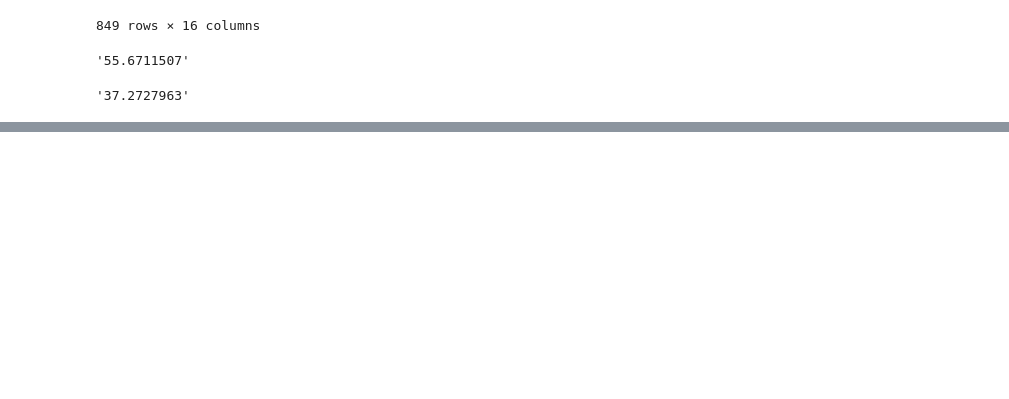
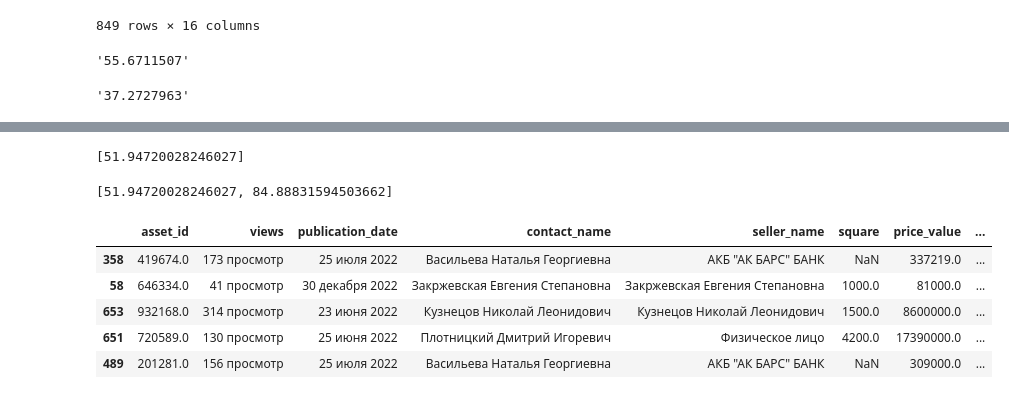
Before and after one commit to damnpav/liens_watching, a Jupyter notebook: data_handling150123.ipynb, the cells around one changed output, grey strips where cells are left out. Cells and saved outputs as stored; diff of their text form; code cells hidden in the pictures; blank space fills up the shorter version.

Commit message:
data mastering function

```diff
--- a/data_handling150123.ipynb
+++ b/data_handling150123.ipynb
@@ -277,0 +282,2 @@ links_df.to_excel(r'data/exploded_data_150123.xlsx', index=False)
+# %%
+exploded_df = pd.read_excel('data/exploded_data_150123.xlsx')
@@ -277,0 +304,10 @@ links_df.to_excel(r'data/exploded_data_150123.xlsx', index=False)
+# %%
+def explode_area(x):
+    """
+    Function to explode out square from are string
+    :param x: row
+    :return:
+    """
+    return float(str(x).replace('сот.', '').replace(' ', ''))*100
+# %%
+exploded_df['square'] = exploded_df['area'].apply(lambda x: explode_area(x))
@@ -277,0 +323,3 @@ links_df.to_excel(r'data/exploded_data_150123.xlsx', index=False)
+# %%
+exploded_df['area'] = exploded_df['area'].astype(str)
+exploded_df.loc[(exploded_df['area'].notnull()) & (~exploded_df['area'].str.contains('сот.')) & (exploded_df['area']!='nan'), 'area']
@@ -277,0 +358,4 @@ links_df.to_excel(r'data/exploded_data_150123.xlsx', index=False)
+# %%
+that_list[-1:]
+# %% [output]
+[51.94720028246027]
@@ -277,0 +364,14 @@ links_df.to_excel(r'data/exploded_data_150123.xlsx', index=False)
+# %%
+that_list
+# %% [output]
+[51.94720028246027, 84.88831594503662]
+# %%
+exploded_df[['asset_id', 'views', 'publication_date', 'contact_name', 'seller_name', 'square', 'price_value',
+             'cadastral_geocode', 'region_geocode']].sample(5)
+# %% [output]
+|  | asset_id | views | publication_date | contact_name | seller_name | square | price_value | ... |
+| 358 | 419674.0 | 173 просмотр | 25 июля 2022 | Васильева Наталья Георгиевна | АКБ "АК БАРС" БАНК | NaN | 337219.0 | ... |
+| 58 | 646334.0 | 41 просмотр | 30 декабря 2022 | Закржевская Евгения Степановна | Закржевская Евгения Степановна | 1000.0 | 81000.0 | ... |
+| 653 | 932168.0 | 314 просмотр | 23 июня 2022 | Кузнецов Николай Леонидович | Кузнецов Николай Леонидович | 1500.0 | 8600000.0 | ... |
+| 651 | 720589.0 | 130 просмотр | 25 июня 2022 | Плотницкий Дмитрий Игоревич | Физическое лицо | 4200.0 | 17390000.0 | ... |
+| 489 | 201281.0 | 156 просмотр | 25 июля 2022 | Васильева Наталья Георгиевна | АКБ "АК БАРС" БАНК | NaN | 309000.0 | ... |
```
Also changed, not shown: parts of 16 cells of this notebook, 1 other file.
